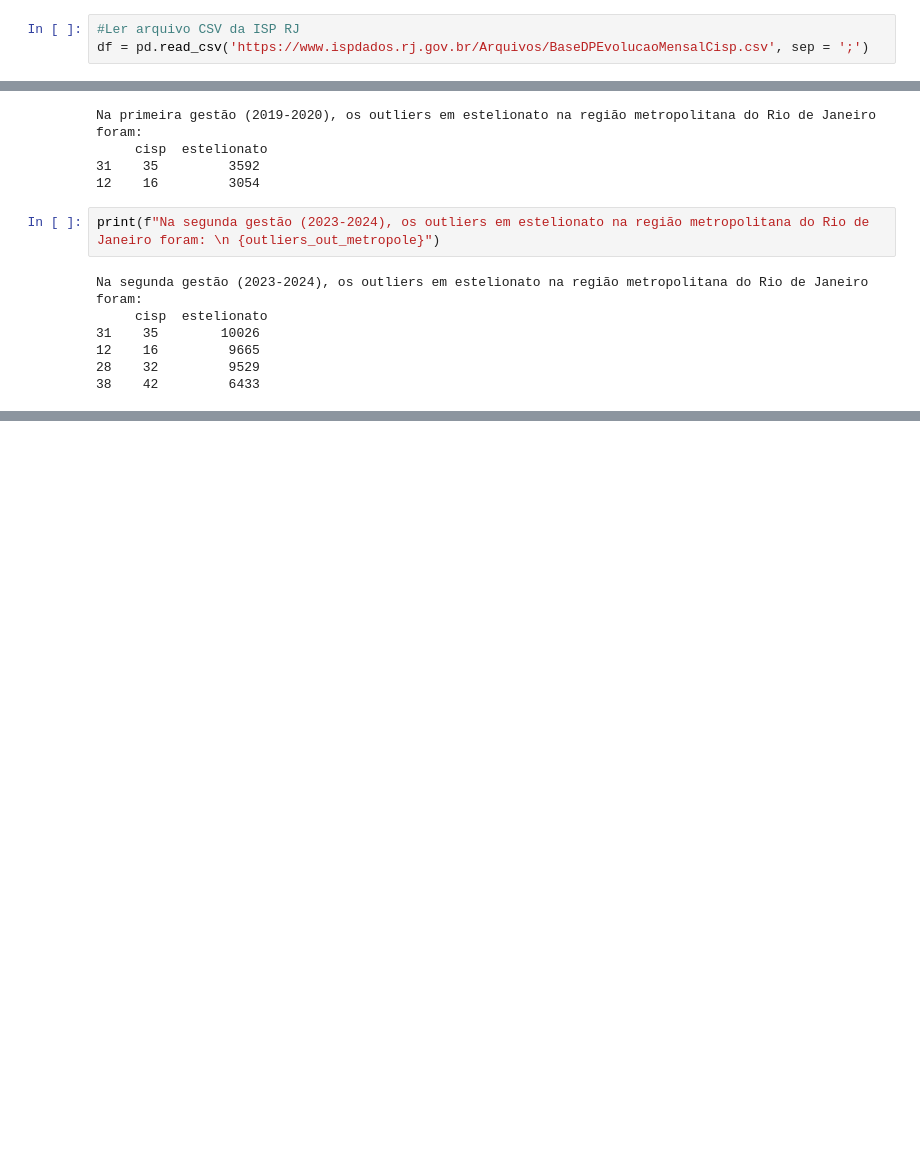
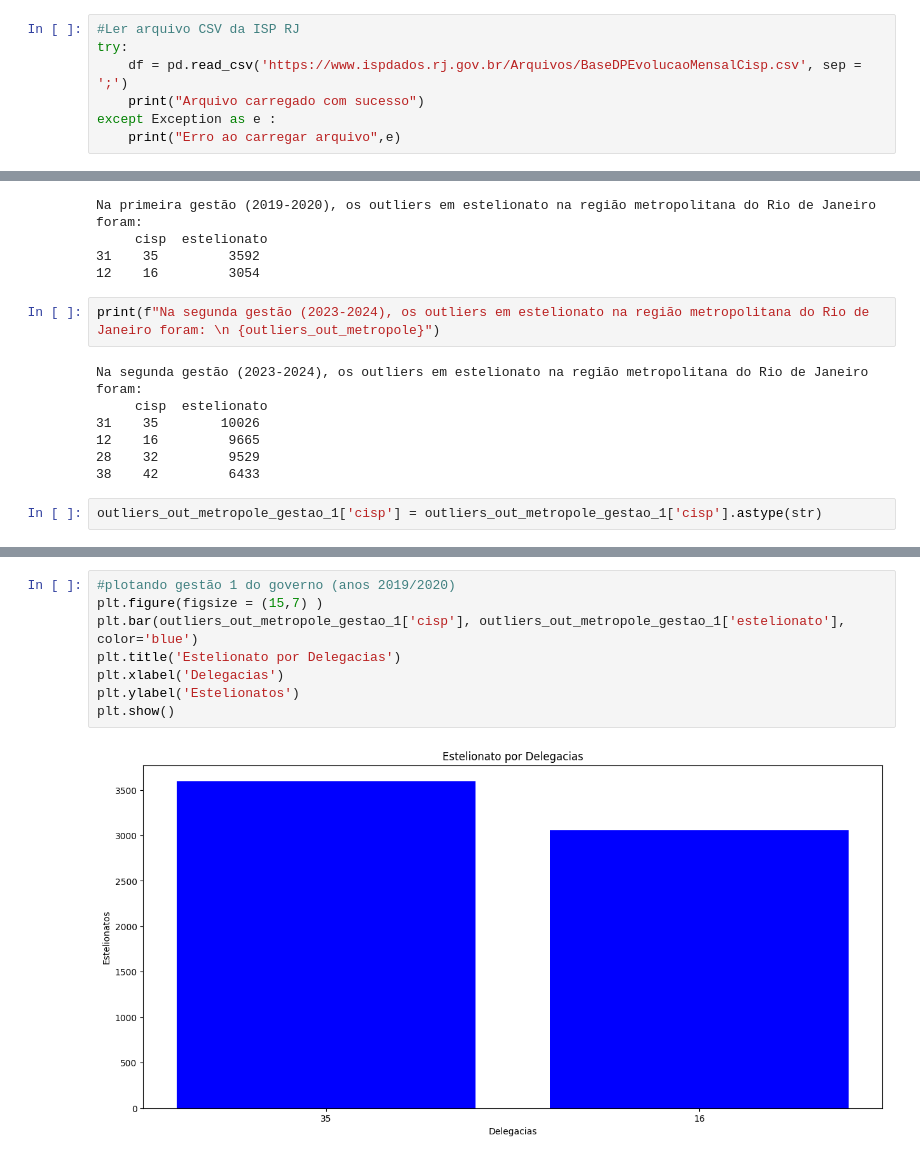
Before and after one commit to Luisfernandesbfr/aula_python_senac, a Jupyter notebook: desafio_aula2811.ipynb, the cells around one changed output, grey strips where cells are left out. Drawn from its saved outputs; the diff is of its cells as text; blank space fills up the shorter version.

```diff
--- a/desafio_aula2811.ipynb
+++ b/desafio_aula2811.ipynb
@@ -5,3 +6,7 @@ import numpy as np
 # %%
 #Ler arquivo CSV da ISP RJ
-df = pd.read_csv('https://www.ispdados.rj.gov.br/Arquivos/BaseDPEvolucaoMensalCisp.csv', sep = ';')
+try:
+    df = pd.read_csv('https://www.ispdados.rj.gov.br/Arquivos/BaseDPEvolucaoMensalCisp.csv', sep = ';')
+    print("Arquivo carregado com sucesso")
+except Exception as e :
+    print("Erro ao carregar arquivo",e)
@@ -766,3 +780,5 @@ Na segunda gestão (2023-2024), os outliers em estelionato na região metropolit
 12    16         9665
 28    32         9529
 38    42         6433
+# %%
+outliers_out_metropole_gestao_1['cisp'] = outliers_out_metropole_gestao_1['cisp'].astype(str)
@@ -768,0 +799,10 @@ Na segunda gestão (2023-2024), os outliers em estelionato na região metropolit
+# %%
+#plotando gestão 1 do governo (anos 2019/2020)
+plt.figure(figsize = (15,7) )
+plt.bar(outliers_out_metropole_gestao_1['cisp'], outliers_out_metropole_gestao_1['estelionato'], color='blue')
+plt.title('Estelionato por Delegacias')
+plt.xlabel('Delegacias')
+plt.ylabel('Estelionatos')
+plt.show()
+# %% [output]
+[figure, added]
```
Also changed, not shown: parts of 6 cells of this notebook.
